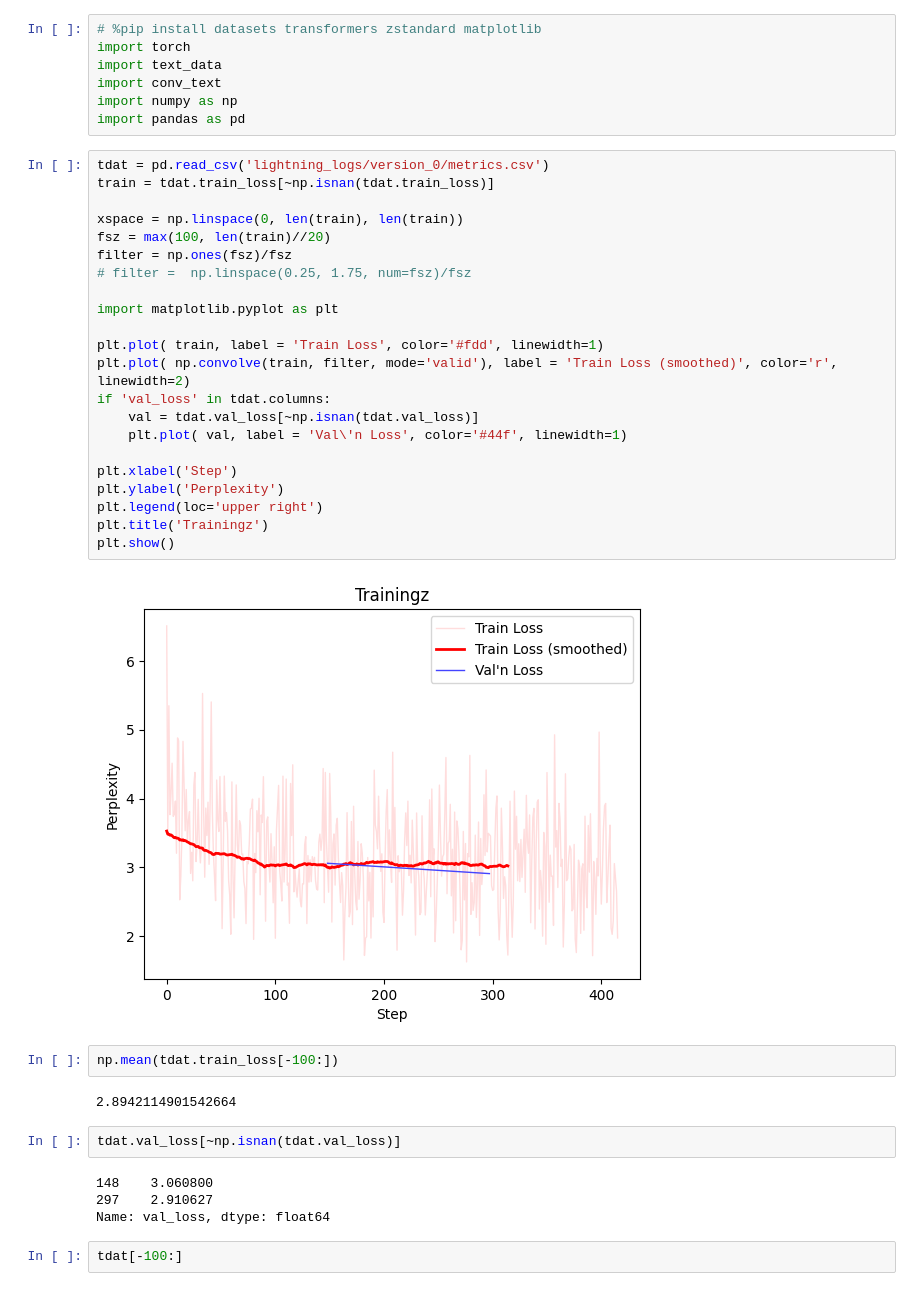
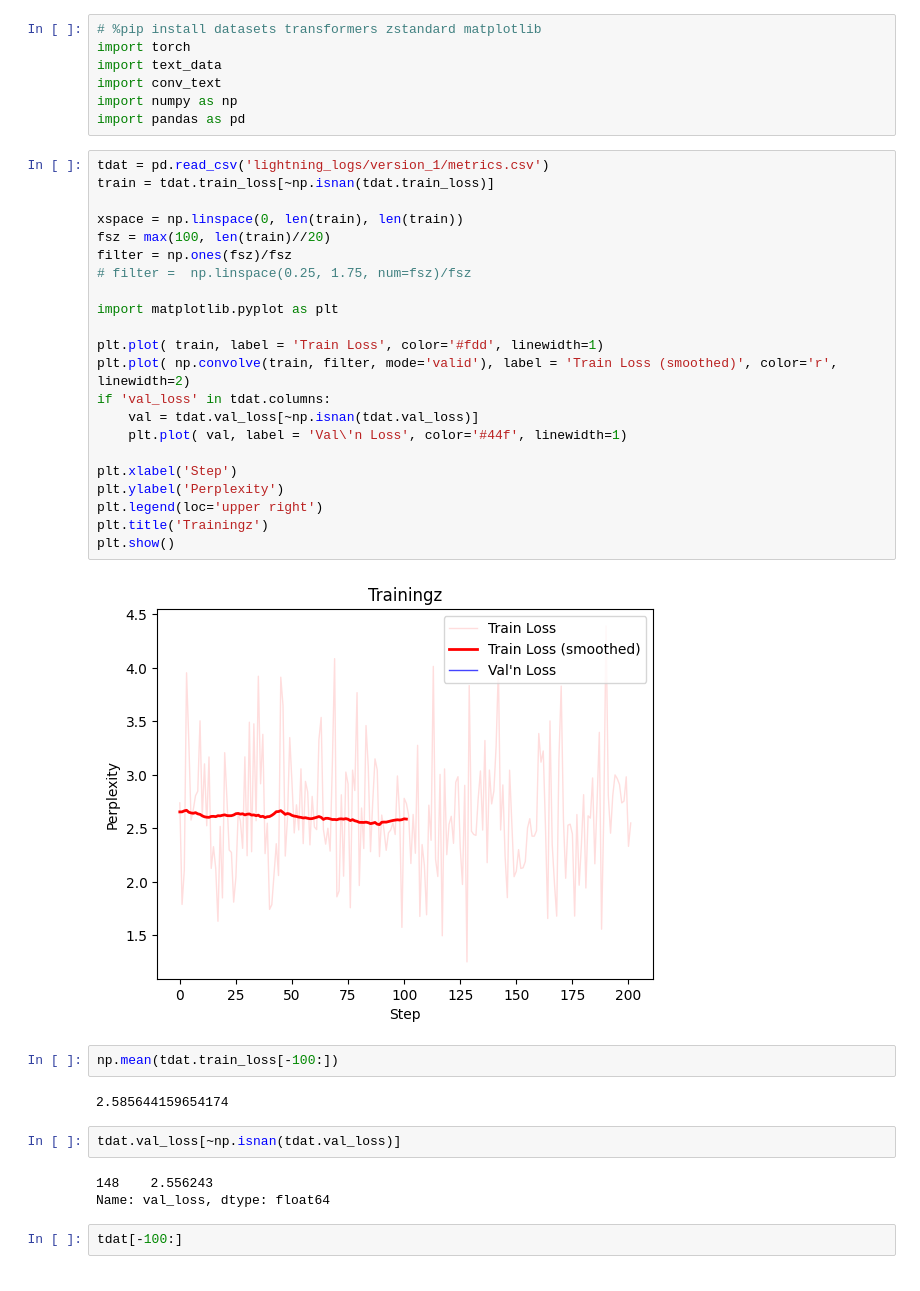
Before and after one commit to kmapb/microlm, a Jupyter notebook: Conv_Text.ipynb, the cells around one changed output. Saved outputs shown, nothing was run; the diff lists cells and outputs as text.

```diff
--- a/Conv_Text.ipynb
+++ b/Conv_Text.ipynb
@@ -10,38 +10,37 @@ import conv_text
 import numpy as np
 import pandas as pd
 # %%
-tdat = pd.read_csv('lightning_logs/version_0/metrics.csv')
+tdat = pd.read_csv('lightning_logs/version_1/metrics.csv')
 train = tdat.train_loss[~np.isnan(tdat.train_loss)]
 
 xspace = np.linspace(0, len(train), len(train))
 fsz = max(100, len(train)//20)
 filter = np.ones(fsz)/fsz
 # filter =  np.linspace(0.25, 1.75, num=fsz)/fsz
 
 import matplotlib.pyplot as plt
 
 plt.plot( train, label = 'Train Loss', color='#fdd', linewidth=1)
 plt.plot( np.convolve(train, filter, mode='valid'), label = 'Train Loss (smoothed)', color='r', linewidth=2)
 if 'val_loss' in tdat.columns:
     val = tdat.val_loss[~np.isnan(tdat.val_loss)]
     plt.plot( val, label = 'Val\'n Loss', color='#44f', linewidth=1)
 
 plt.xlabel('Step')
 plt.ylabel('Perplexity')
 plt.legend(loc='upper right')
 plt.title('Trainingz')
 plt.show()
 # %% [output]
-[figure, old version]
+[figure, new version]
 # %%
 np.mean(tdat.train_loss[-100:])
 # %% [output]
-2.8942114901542664
+2.585644159654174
 # %%
 tdat.val_loss[~np.isnan(tdat.val_loss)]
 # %% [output]
-148    3.060800
-297    2.910627
+148    2.556243
 Name: val_loss, dtype: float64
 # %%
 tdat[-100:]
```
Also changed, not shown: 2 other files.
